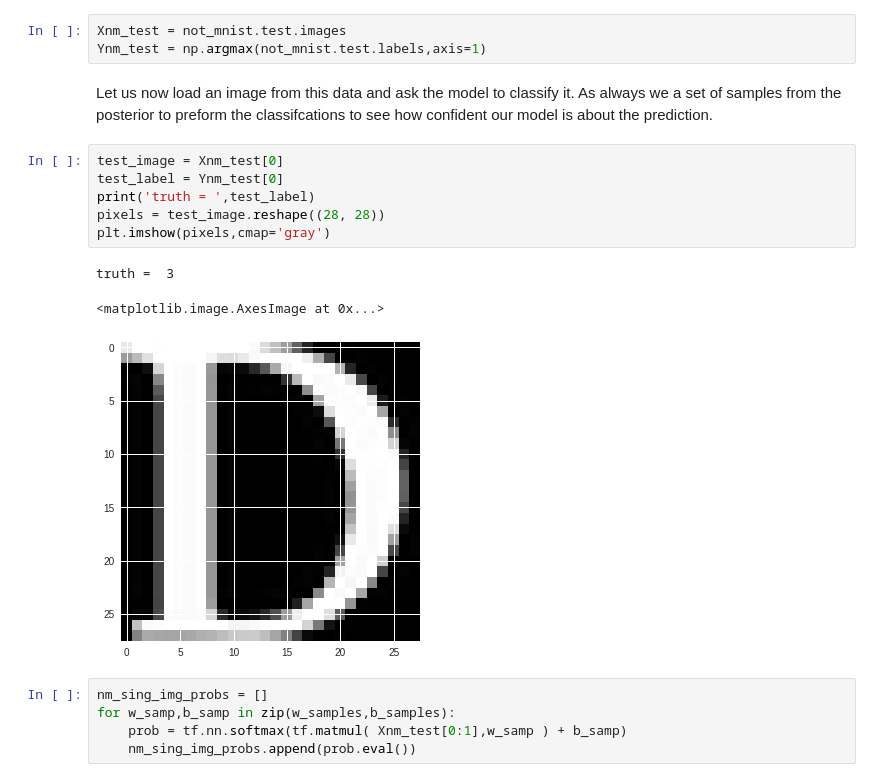
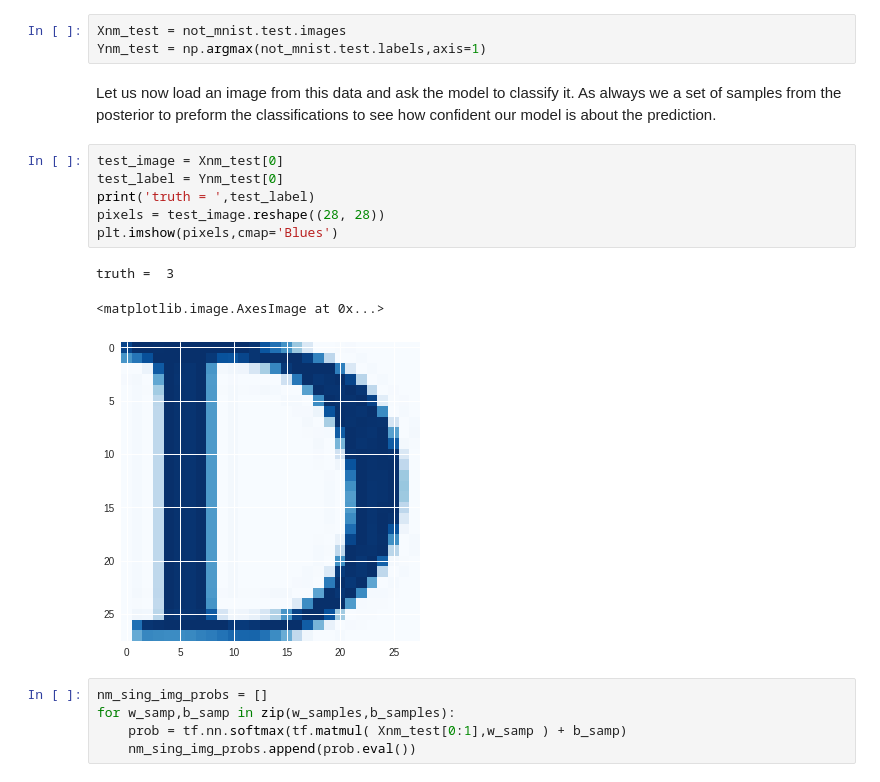
Before and after one commit to Avidereta/blog, a Jupyter notebook: notebooks/MNIST_For_ML_Beginners_The_Bayesian_Way.ipynb, the cells around one changed output. Saved outputs shown, nothing was run; the diff lists cells and outputs as text.

```diff
--- a/notebooks/MNIST_For_ML_Beginners_The_Bayesian_Way.ipynb
+++ b/notebooks/MNIST_For_ML_Beginners_The_Bayesian_Way.ipynb
@@ -181,17 +184,17 @@ Extracting ./notMNIST_data/t10k-labels-idx1-ubyte.gz
 Xnm_test = not_mnist.test.images
 Ynm_test = np.argmax(not_mnist.test.labels,axis=1)
 # %% [markdown]
-Let us now load an image from this data and ask the model to classify it. As always we a set of samples from the posterior to preform the classifcations to see how confident our model is about the prediction.
+Let us now load an image from this data and ask the model to classify it. As always we a set of samples from the posterior to preform the classifications to see how confident our model is about the prediction.
 # %%
 test_image = Xnm_test[0]
 test_label = Ynm_test[0]
 print('truth = ',test_label)
 pixels = test_image.reshape((28, 28))
-plt.imshow(pixels,cmap='gray')
+plt.imshow(pixels,cmap='Blues')
 # %% [output]
 truth =  3
 <matplotlib.image.AxesImage at 0x...>
-[figure, old version]
+[figure, new version]
 # %%
 nm_sing_img_probs = []
 for w_samp,b_samp in zip(w_samples,b_samples):
```
Also changed, not shown: parts of 15 cells of this notebook.
